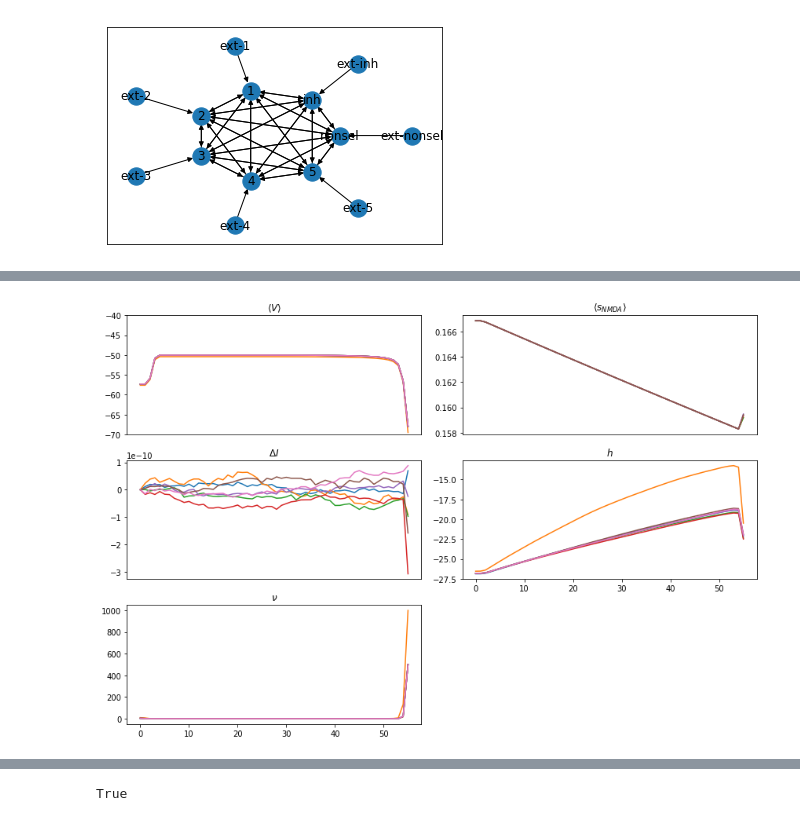
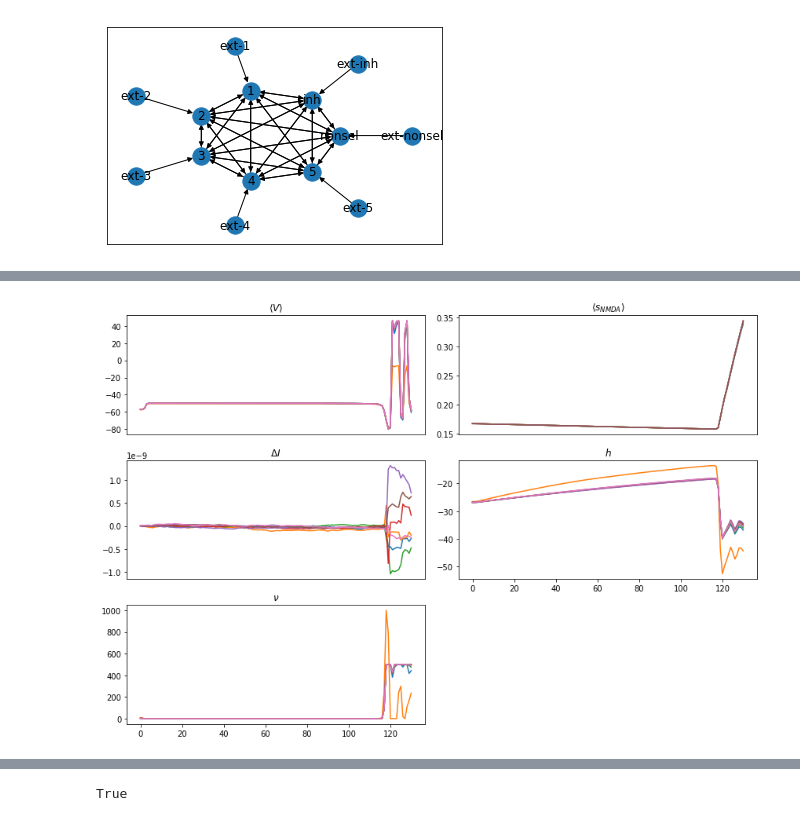
Before and after one commit to DeanTM/masters-scripts, a Jupyter notebook: Firing Rate model/Fully Dynamic Rate Based Model.ipynb, the cells around one changed output, grey strips where cells are left out. Cells and saved outputs as stored; diff of their text form; code cells hidden in the pictures.

```diff
--- a/Firing Rate model/Fully Dynamic Rate Based Model.ipynb
+++ b/Firing Rate model/Fully Dynamic Rate Based Model.ipynb
@@ -11,7 +11,8 @@ import networkx as nx
 from scipy import special, integrate
 
 # Parameters
-defaultdt = 0.1 * b2.ms
+# defaultdt = 0.1 * b2.ms
+defaultdt = 0.05 * b2.ms
 
 N = 1000
 N_E = int(N * 0.8)
@@ -808,0 +880,13 @@ for i in range(N_steps):
+# %%
+fig, ax = plt.subplots(figsize=(8, 5))
+
+n = dynamic_neuron_groups[0]
+ax.plot(np.array(n.V_avg_trace) / b2.mV, 'r')
+ax.set_ylabel('average membrane potential (mV)\nsolid line')
+
+ax2 = ax.twinx()
+ax2.plot(np.array(n.nu_trace) / b2.Hz, 'k--')
+ax2.set_ylabel('firing rate (Hz)\ndashed line')
+
+plt.title('When does it go wrong?')
+plt.show()
@@ -809,25 +895,25 @@ for i in range(N_steps):
 # %%
 fig, axes = plt.subplots(3, 2, figsize=(12, 8))
 for n in dynamic_neuron_groups:
     axes[0,0].plot(np.array(n.V_avg_trace) / b2.mV)
     if isinstance(n, PyramidalGroup):
         axes[0,1].plot(np.array(n.s_NMDA_trace))
     axes[1,0].plot(np.array(n.DeltaI_trace) / b2.amp)
     axes[1,1].plot(np.array(n.h_trace) / b2.mV)
     axes[2,0].plot(np.array(n.nu_trace) / b2.Hz)
 
 axes[0,0].set_title(r'$\langle V \rangle$')
 axes[0,0].set_xticks([])
-axes[0,0].set_ylim([-70, -40])
+# axes[0,0].set_ylim([-90, -20])
 
 axes[0,1].set_title(r'$\langle s_{NMDA} \rangle$')
 axes[0,1].set_xticks([])
 axes[1,0].set_title(r'$\Delta I$')
 axes[1,0].set_xticks([])
 axes[1,1].set_title(r'$h$')
 axes[2,0].set_title(r'$\nu$')
 axes[2,1].axis('off')
 fig.tight_layout()
 plt.show()
 # %% [output]
-[figure, old version]
+[figure, new version]
```
Also changed, not shown: parts of 23 cells of this notebook.
